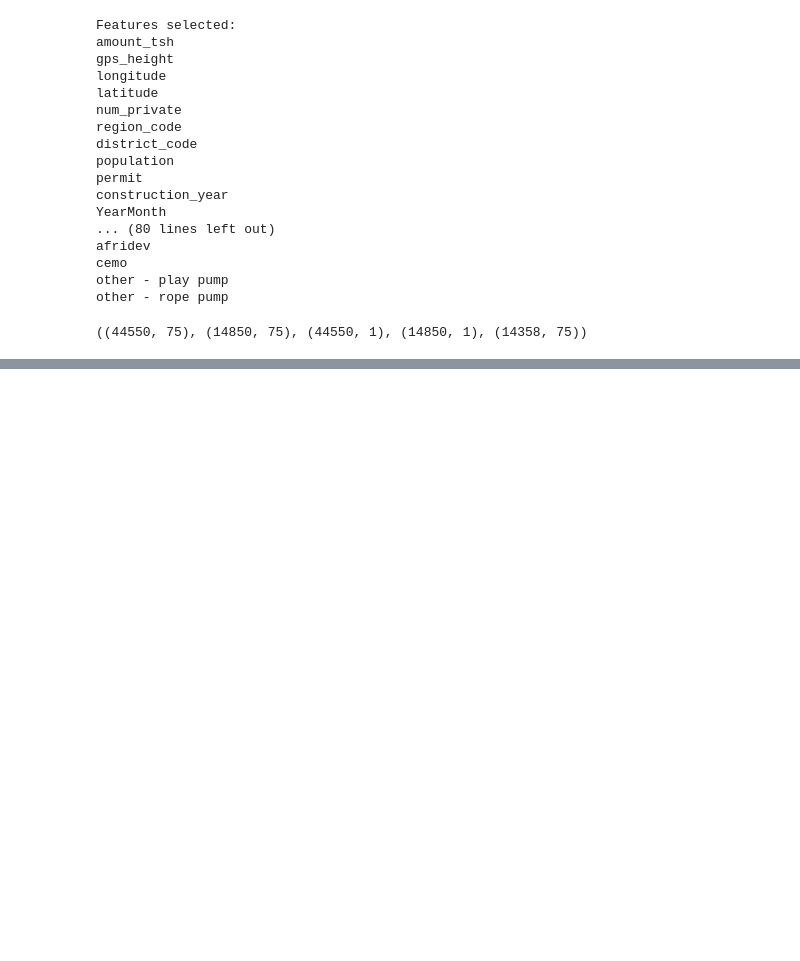
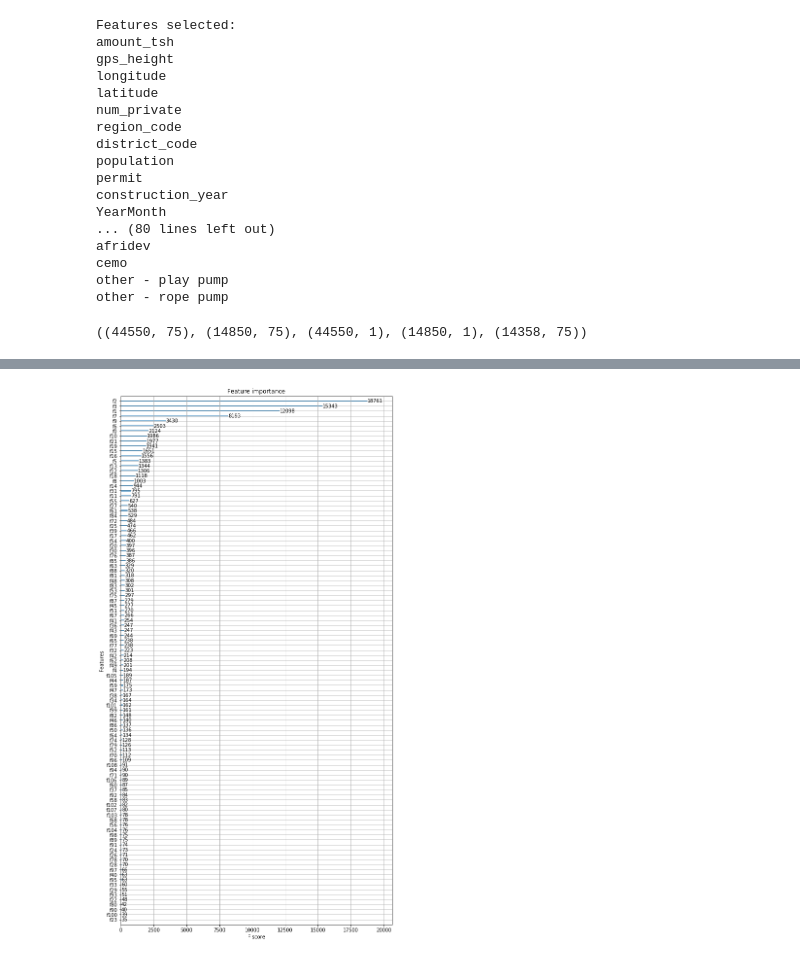
Before and after one commit to krsmith/DS_Unit2_Project, a Jupyter notebook: Unit2_Project_Notebook_2.ipynb, the cells around one changed output, grey strips where cells are left out. Saved outputs shown, nothing was run; the diff lists cells and outputs as text; code cells hidden in the pictures; blank space fills up the shorter version.

```diff
--- a/Unit2_Project_Notebook_2.ipynb
+++ b/Unit2_Project_Notebook_2.ipynb
@@ -240 +299,9 @@ X_df.select_dtypes(exclude=np.number) #all of these features have other variable
+# %%
+X_df['waterpoint_type'] = X_df['waterpoint_type'].replace({'communal standpipe':0, 'communal standpipe multiple':1,
+                                                           'hand pump':2,'other':3, 'improved spring':4,
+                                                           'cattle trough':5, 'dam':6})
+
+X_test_df['waterpoint_type'] = X_test_df['waterpoint_type'].replace({'communal standpipe':0, 'communal standpipe multiple':1,
+                                                           'hand pump':2,'other':3, 'improved spring':4,
+                                                           'cattle trough':5, 'dam':6})
 # %%
@@ -457,0 +663,3 @@ pd.DataFrame(gs.cv_results_).sort_values('rank_test_score')
+# %%
+xg_train = xgb.DMatrix(X_train, label=y_train)
+xg_test = xgb.DMatrix(X_test, label=y_test)
@@ -457,0 +669,27 @@ pd.DataFrame(gs.cv_results_).sort_values('rank_test_score')
+# %%
+# setup parameters for xgboost
+param = {}
+# use softmax multi-class classification
+param['objective'] = 'multi:softmax'
+# param['booster'] = 'dart'
+# param
+param['eta'] = .3
+# param['n_estimators'] = 100
+param['max_depth'] = 5000
+param['silent'] = 1
+param['nthread'] = 10
+param['num_class'] = 3
+# param['max_delta_step'] = 100
+param['subsample'] = .75
+param['lambda'] = 5
+param['alpha'] = .1
+#param['gamma'] = 0
+param['colsample_bytree'] = .55
+param['colsample_bylevel'] = .8
+param['min_child_weight'] = .2
+param['scale_pos_weight'] = .2
+
+
+watchlist = [(xg_train, 'train'), (xg_test, 'test')]
+num_round = 30
+bst = xgb.train(param, xg_train, num_round, watchlist)
@@ -457,0 +753,8 @@ pd.DataFrame(gs.cv_results_).sort_values('rank_test_score')
+# %%
+import matplotlib.pyplot as plt
+
+ax = xgb.plot_importance(bst)
+fig = ax.figure
+fig.set_size_inches(10, 20);
+# %% [output]
+[figure, added]
```
Also changed, not shown: parts of 39 cells of this notebook, 1 other file.
